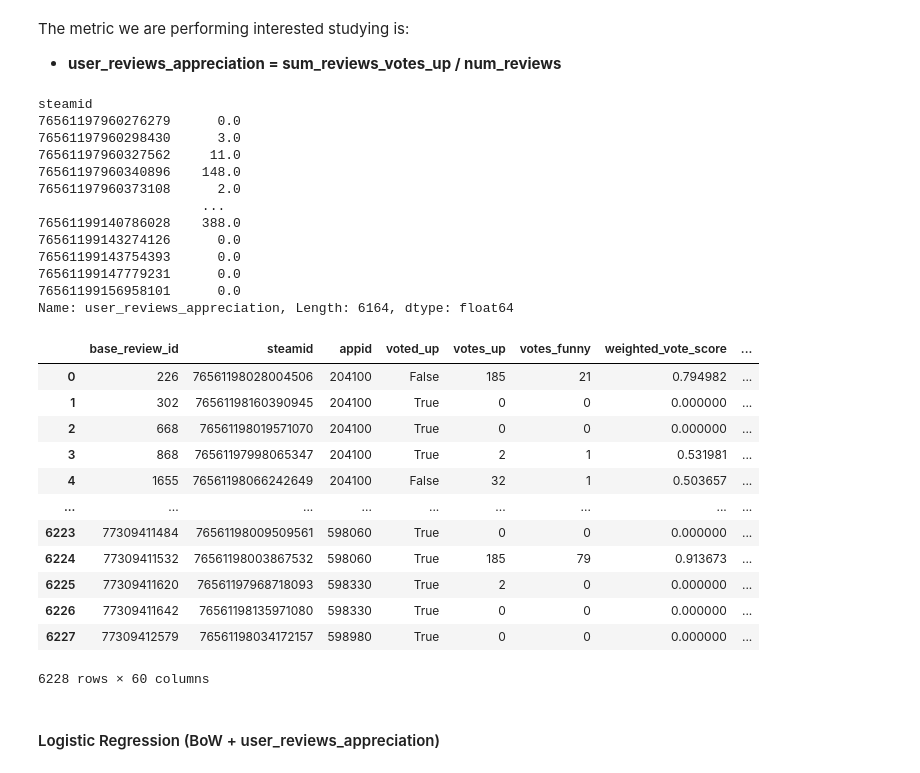
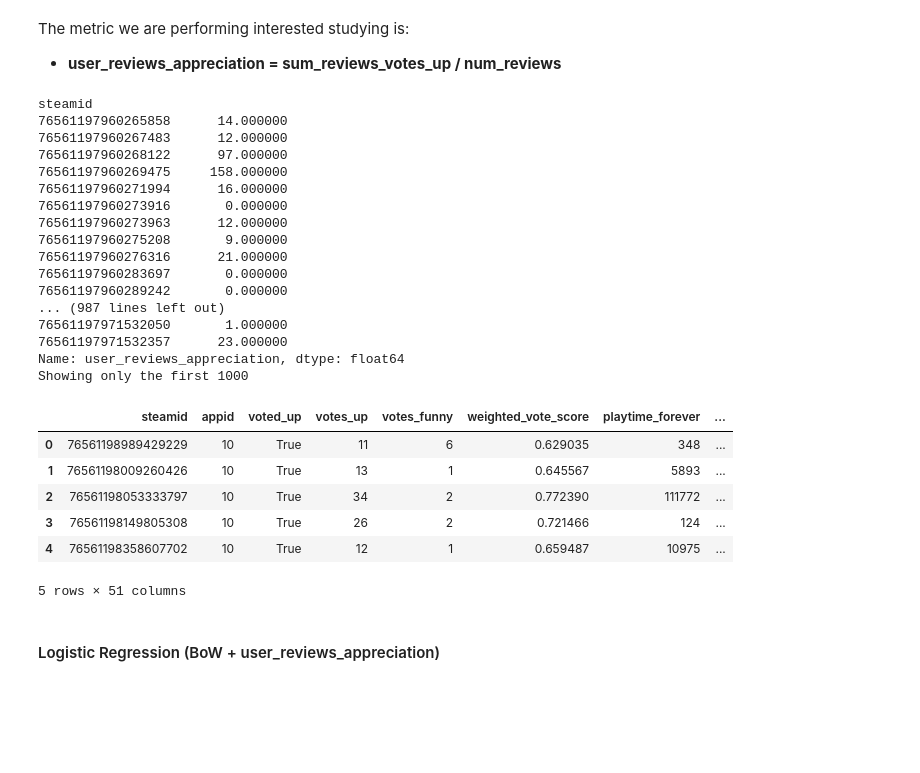
Before and after one commit to Amatofrancesco99/dsbda2022, a Jupyter notebook: notebooks/hypotheses/distributed/5th.ipynb, the cells around one changed output. Drawn from its saved outputs; the diff is of its cells as text; code cells hidden in the pictures; blank space fills up the shorter version.

```diff
--- a/notebooks/hypotheses/distributed/5th.ipynb
+++ b/notebooks/hypotheses/distributed/5th.ipynb
@@ -201,7 +201,7 @@ The review data are already stored, so we need to load the data about the games.
 # Connect to the mongo local and load as a dataframe the games collection
 mongo = pymongo.MongoClient()
 mongo_db = mongo.final_project
-games_df = pd.DataFrame(list(mongo_db.games.find({}, {'_id': False})))
+games_df = pd.DataFrame(list(mongo_db.games.find({}, {'_id': False})))[['appid', 'genres', 'owners']]
 mongo.close() #Close the connections
 
 games_df
@@ -278,9 +278,15 @@ games_df['owners']
 Name: owners, Length: 27075, dtype: int64
+# %%
+# Normalize game owners
+games_owners = np.array(games_df['owners'])[:, np.newaxis]
+scaler = sklearn.preprocessing.StandardScaler()
+scaler.fit(games_owners)
+games_df['owners_norm'] = scaler.transform(games_owners)
 # %% [markdown]
 #### Join
 # %%
 # Join the subset of reviews and the games dataset
-restricted_and_games_df = restricted_df.merge(games_df, on='appid', how="left")
-restricted_and_games_df.sort_index(inplace=True)
-restricted_and_games_df
+games_df = spark.createDataFrame(games_df).to_pandas_on_spark()
+join_df = featurizedData.to_pandas_on_spark().merge(games_df, on='appid', how="left")
+join_df.to_spark().limit(5).toPandas()
 # %% [output]
@@ -366,37 +367,37 @@ This result shows that adding the genre/s to the model produces overfitting (the
 The metric we are performing interested studying is:
  - **user_reviews_appreciation = sum_reviews_votes_up / num_reviews**
 # %%
-user_reviews_appreciation = restricted_and_games_df.groupby('steamid')['votes_up'].sum() / restricted_and_games_df.groupby('steamid').size()
+ps.pandas.set_option('compute.ops_on_diff_frames', True)
+user_reviews_appreciation = join_df.groupby('steamid')['votes_up'].sum() / join_df.groupby('steamid').size()
+ps.pandas.reset_option('compute.ops_on_diff_frames')
 user_reviews_appreciation.name = 'user_reviews_appreciation'
 user_reviews_appreciation
 # %% [output]
 steamid
-76561197960276279      0.0
-76561197960298430      3.0
-76561197960327562     11.0
-76561197960340896    148.0
-76561197960373108      2.0
-                     ...
-76561199140786028    388.0
-76561199143274126      0.0
-76561199143754393      0.0
-76561199147779231      0.0
-76561199156958101      0.0
-Name: user_reviews_appreciation, Length: 6164, dtype: float64
+76561197960265858      14.000000
+76561197960267483      12.000000
+76561197960268122      97.000000
+76561197960269475     158.000000
+76561197960271994      16.000000
+76561197960273916       0.000000
+76561197960273963      12.000000
+76561197960275208       9.000000
+76561197960276316      21.000000
+76561197960283697       0.000000
+76561197960289242       0.000000
+... (987 lines left out)
+76561197971532050       1.000000
+76561197971532357      23.000000
+Name: user_reviews_appreciation, dtype: float64
+Showing only the first 1000
 # %%
-restricted_and_games_df = restricted_and_games_df.merge(user_reviews_appreciation, on='steamid', how='left')
-restricted_and_games_df
+join_df = join_df.merge(user_reviews_appreciation.reset_index(), on='steamid', how='left')
+join_df.to_spark().limit(5).toPandas()
 # %% [output]
-|  | base_review_id | steamid | appid | voted_up | votes_up | votes_funny | weighted_vote_score | ... |
-| 0 | 226 | 76561198028004506 | 204100 | False | 185 | 21 | 0.794982 | ... |
-| 1 | 302 | 76561198160390945 | 204100 | True | 0 | 0 | 0.000000 | ... |
-| 2 | 668 | 76561198019571070 | 204100 | True | 0 | 0 | 0.000000 | ... |
-| 3 | 868 | 76561197998065347 | 204100 | True | 2 | 1 | 0.531981 | ... |
-| 4 | 1655 | 76561198066242649 | 204100 | False | 32 | 1 | 0.503657 | ... |
-| ... | ... | ... | ... | ... | ... | ... | ... | ... |
-| 6223 | 77309411484 | 76561198009509561 | 598060 | True | 0 | 0 | 0.000000 | ... |
-| 6224 | 77309411532 | 76561198003867532 | 598060 | True | 185 | 79 | 0.913673 | ... |
-| 6225 | 77309411620 | 76561197968718093 | 598330 | True | 2 | 0 | 0.000000 | ... |
-| 6226 | 77309411642 | 76561198135971080 | 598330 | True | 0 | 0 | 0.000000 | ... |
-| 6227 | 77309412579 | 76561198034172157 | 598980 | True | 0 | 0 | 0.000000 | ... |
+|  | steamid | appid | voted_up | votes_up | votes_funny | weighted_vote_score | playtime_forever | ... |
+| 0 | 76561198989429229 | 10 | True | 11 | 6 | 0.629035 | 348 | ... |
+| 1 | 76561198009260426 | 10 | True | 13 | 1 | 0.645567 | 5893 | ... |
+| 2 | 76561198053333797 | 10 | True | 34 | 2 | 0.772390 | 111772 | ... |
+| 3 | 76561198149805308 | 10 | True | 26 | 2 | 0.721466 | 124 | ... |
+| 4 | 76561198358607702 | 10 | True | 12 | 1 | 0.659487 | 10975 | ... |
-6228 rows × 60 columns
+5 rows × 51 columns
```
Also changed, not shown: parts of 29 cells of this notebook, 1 other file.
